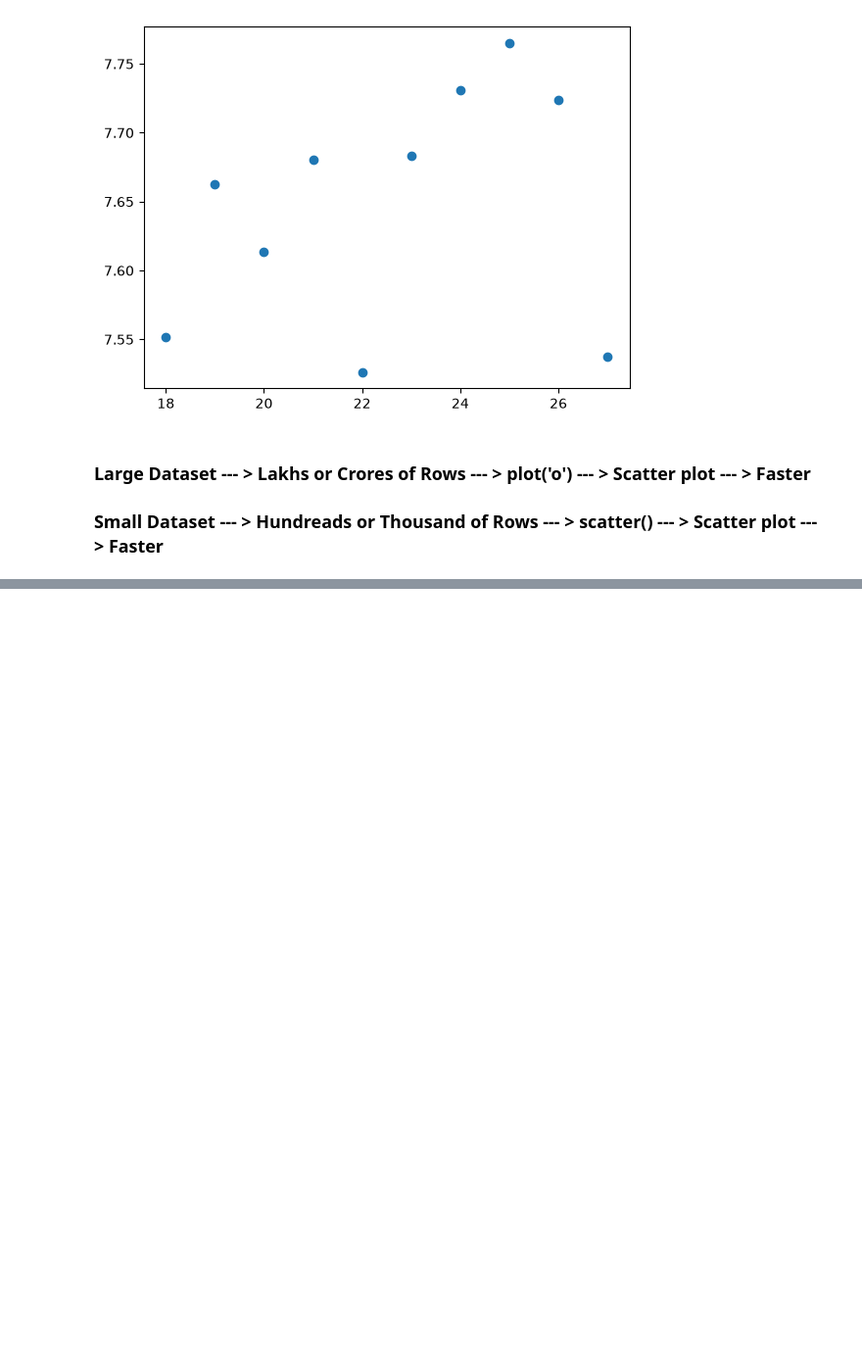
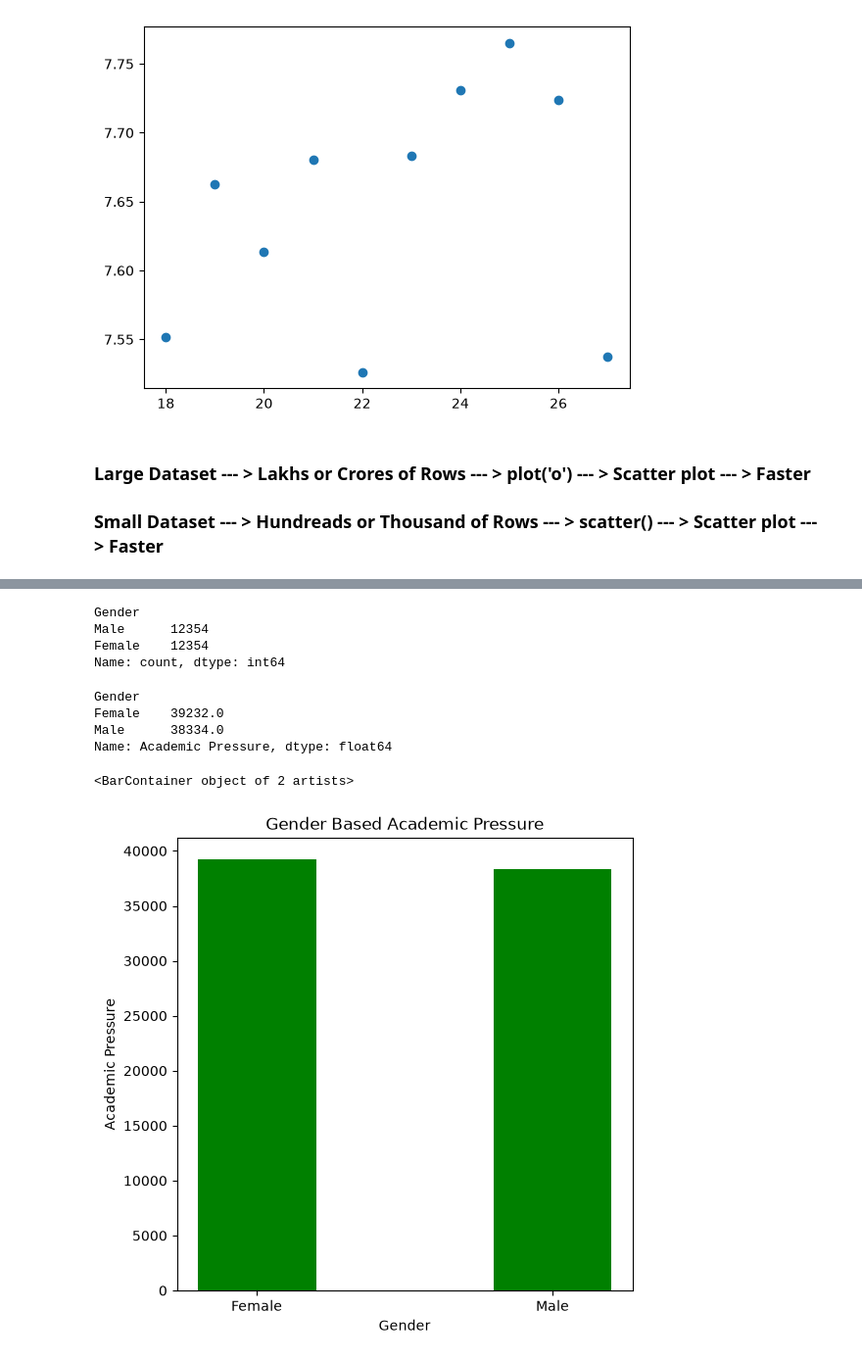
Before and after one commit to saileshchikkam/GEN-Ai, a Jupyter notebook: Machine Learning/Prerequisites/MatplotLib/Getting_Started.ipynb, the cells around one changed output, grey strips where cells are left out. Shown at 98% size. Cells and saved outputs as stored; diff of their text form; code cells hidden in the pictures; blank space fills up the shorter version.

```diff
--- a/Machine Learning/Prerequisites/MatplotLib/Getting_Started.ipynb
+++ b/Machine Learning/Prerequisites/MatplotLib/Getting_Started.ipynb
@@ -791,0 +939,4 @@ plt.plot(x,y,'o')
+# %%
+## boolean indexing
+Female = data[data['Gender'] == 'Female'].head(12354)
+Female
@@ -791,0 +961,30 @@ plt.plot(x,y,'o')
+# %%
+df = pd.concat([Male,Female])
+# %%
+df['Gender'].value_counts() ## joined
+# %% [output]
+Gender
+Male      12354
+Female    12354
+Name: count, dtype: int64
+# %%
+df = df.groupby('Gender')['Academic Pressure'].sum()
+# %%
+df
+# %% [output]
+Gender
+Female    39232.0
+Male      38334.0
+Name: Academic Pressure, dtype: float64
+# %%
+x=df.index
+y=df.values
+# %%
+plt.figure(figsize = (6,6))
+plt.title("Gender Based Academic Pressure")
+plt.xlabel('Gender')
+plt.ylabel('Academic Pressure')
+plt.bar(x,y,width = 0.4,color = 'green')
+# %% [output]
+<BarContainer object of 2 artists>
+[figure, added]
```
Also changed, not shown: parts of 46 cells of this notebook.
